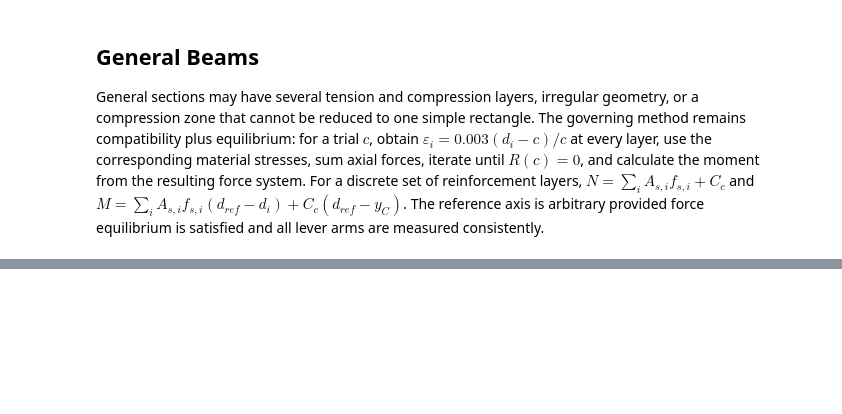
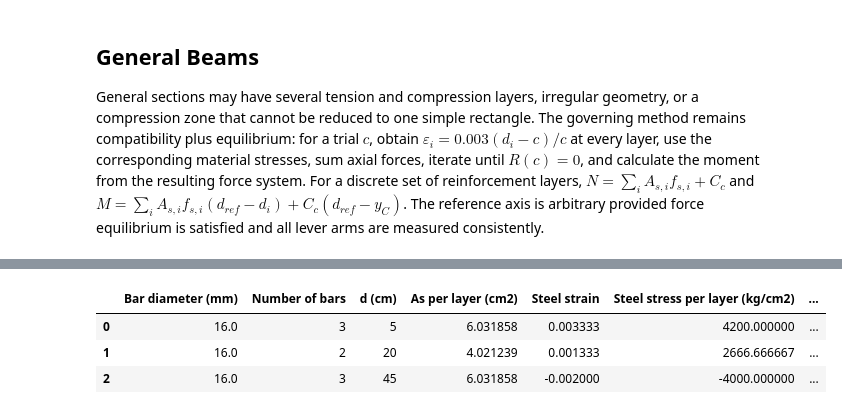
Before and after one commit to Normando1945/Repo_ConcreteII_Desing, a Jupyter notebook: Markdowns/03_Flexural_Strength_Design.ipynb, the cells around one changed output, grey strips where cells are left out. Saved outputs shown, nothing was run; the diff lists cells and outputs as text; code cells hidden in the pictures; blank space fills up the shorter version.

```diff
--- a/Markdowns/03_Flexural_Strength_Design.ipynb
+++ b/Markdowns/03_Flexural_Strength_Design.ipynb
@@ -448,0 +425,21 @@ print(as_fy)
+# %%
+# ----- Reinforcement-layer summary -----
+
+diam_capas_df = pd.DataFrame(diam_capas * 10, columns=['Bar diameter (mm)'])  # Store bar diameters by layer
+var_capas_df = pd.DataFrame(var_capas, columns=['Number of bars'])            # Store bar counts by layer
+d_capas_df = pd.DataFrame(d_capas, columns=['d (cm)'])                        # Store layer depths
+as_capas_df = pd.DataFrame(as_capas, columns=['As per layer (cm2)'])          # Store steel areas
+es_capas_df = pd.DataFrame(es_capas, columns=['Steel strain'])                 # Store steel strains
+fs_capas_df = pd.DataFrame(fs_capas, columns=['Steel stress per layer (kg/cm2)'])  # Store steel stresses
+Fs_capas_df = pd.DataFrame(Fs_capas, columns=['Steel force per layer (kg)'])   # Store steel forces
+Ms_capas_df = pd.DataFrame(Ms_capas, columns=['Steel moment per layer (kg-cm)'])  # Store steel moments
+
+Resul_df = pd.concat([diam_capas_df, var_capas_df, d_capas_df, as_capas_df, es_capas_df, fs_capas_df,
+                      Fs_capas_df, Ms_capas_df], axis=1)                       # Combine layer quantities into one table
+
+Resul_df.head()                                                   # Display the layer summary
+# %% [output]
+|  | Bar diameter (mm) | Number of bars | d (cm) | As per layer (cm2) | Steel strain | Steel stress per layer (kg/cm2) | ... |
+| 0 | 16.0 | 3 | 5 | 6.031858 | 0.003333 | 4200.000000 | ... |
+| 1 | 16.0 | 2 | 20 | 4.021239 | 0.001333 | 2666.666667 | ... |
+| 2 | 16.0 | 3 | 45 | 6.031858 | -0.002000 | -4000.000000 | ... |
```
Also changed, not shown: parts of 6 cells of this notebook, 3 other files.
